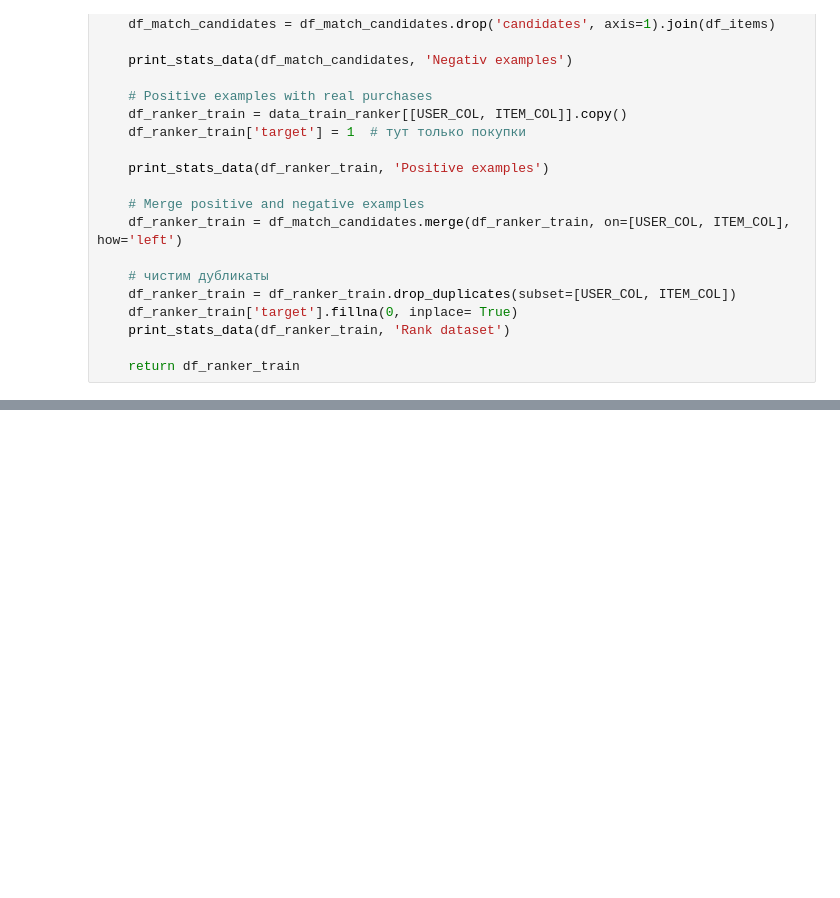
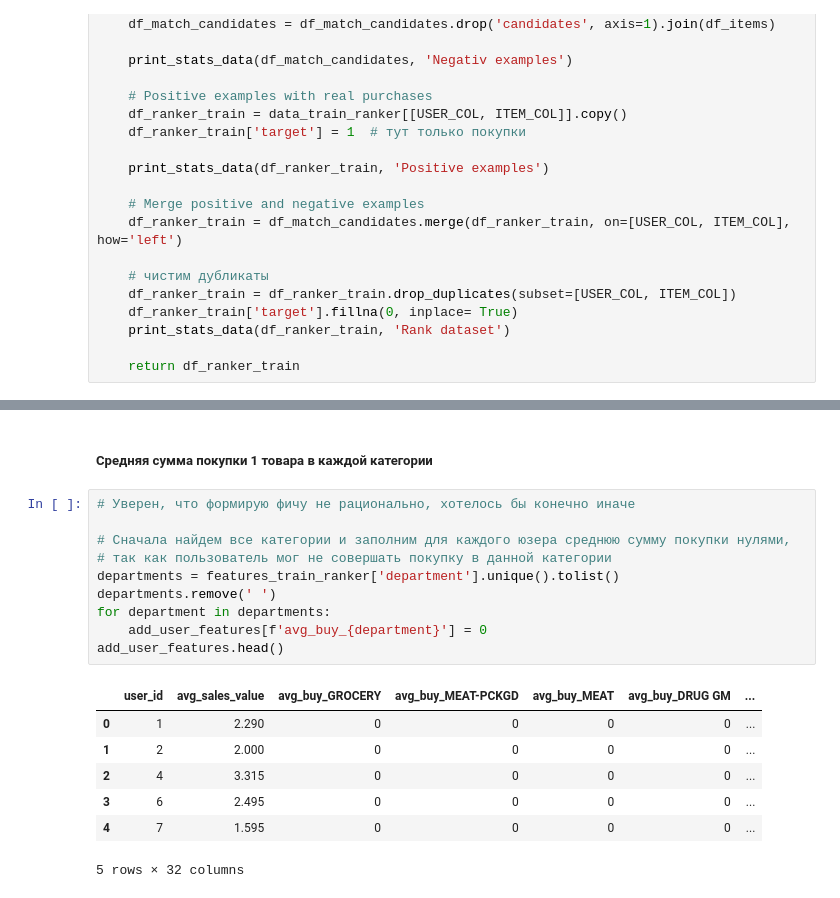
Before and after one commit to mayo889/GeekBrains, a Jupyter notebook: recommendations/06_lesson/HW_6.ipynb, the cells around one changed output, grey strips where cells are left out. Cells and saved outputs as stored; diff of their text form; blank space fills up the shorter version.

```diff
--- a/recommendations/06_lesson/HW_6.ipynb
+++ b/recommendations/06_lesson/HW_6.ipynb
@@ -531,0 +365,20 @@ data
+# %% [markdown]
+##### Средняя сумма покупки 1 товара в каждой категории
+# %%
+# Уверен, что формирую фичу не рационально, хотелось бы конечно иначе
+
+# Сначала найдем все категории и заполним для каждого юзера среднюю сумму покупки нулями,
+# так как пользователь мог не совершать покупку в данной категории
+departments = features_train_ranker['department'].unique().tolist()
+departments.remove(' ')
+for department in departments:
+    add_user_features[f'avg_buy_{department}'] = 0
+add_user_features.head()
+# %% [output]
+|  | user_id | avg_sales_value | avg_buy_GROCERY | avg_buy_MEAT-PCKGD | avg_buy_MEAT | avg_buy_DRUG GM | ... |
+| 0 | 1 | 2.290 | 0 | 0 | 0 | 0 | ... |
+| 1 | 2 | 2.000 | 0 | 0 | 0 | 0 | ... |
+| 2 | 4 | 3.315 | 0 | 0 | 0 | 0 | ... |
+| 3 | 6 | 2.495 | 0 | 0 | 0 | 0 | ... |
+| 4 | 7 | 1.595 | 0 | 0 | 0 | 0 | ... |
+5 rows × 32 columns
```
Also changed, not shown: parts of 58 cells of this notebook.
